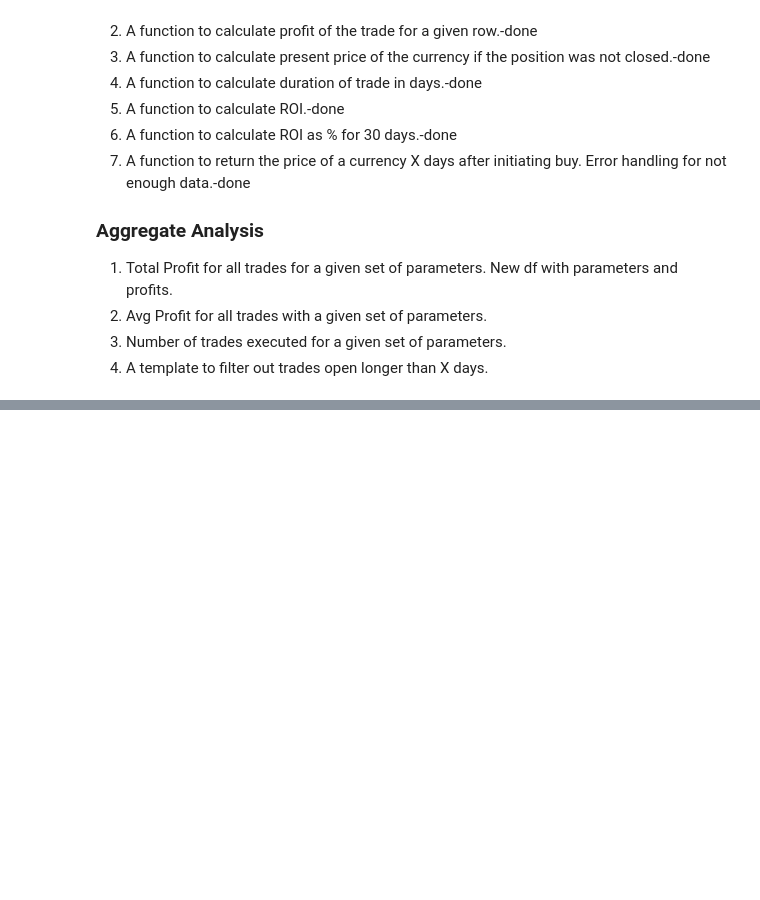
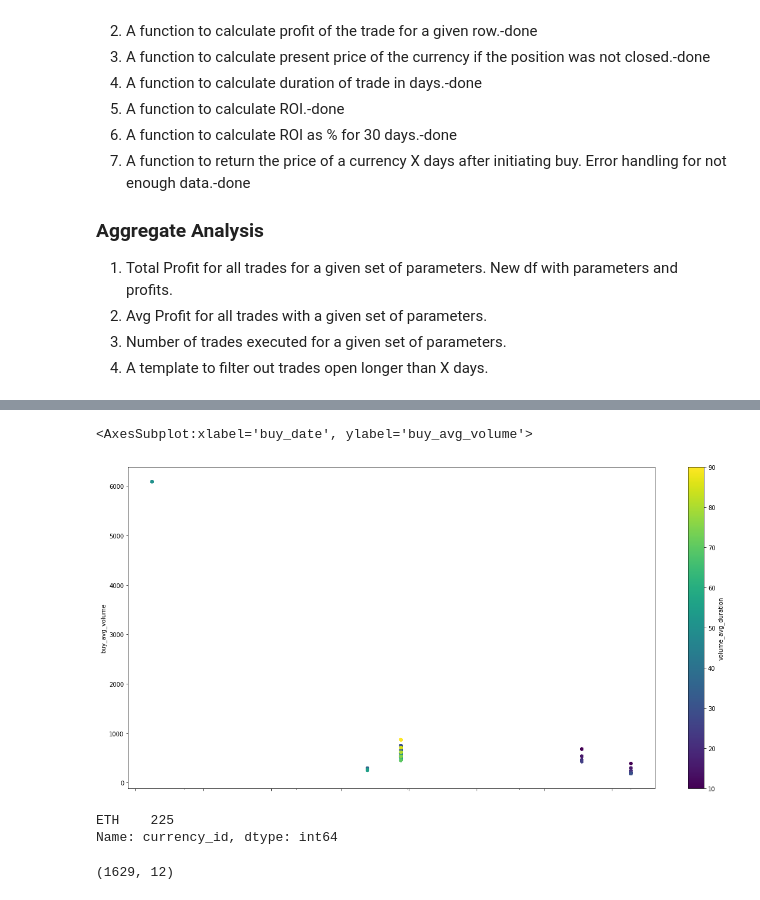
Before and after one commit to justinbarak/crypto-vol-scanner, a Jupyter notebook: crypto_vol_scanner/backtrader_results_analysis.ipynb, the cells around one changed output, grey strips where cells are left out. Cells and saved outputs as stored; diff of their text form; code cells hidden in the pictures; blank space fills up the shorter version.

```diff
--- a/crypto_vol_scanner/backtrader_results_analysis.ipynb
+++ b/crypto_vol_scanner/backtrader_results_analysis.ipynb
@@ -227,0 +266,21 @@ df.to_pickle(save_path)
+# %%
+import pandas as pd
+from pathlib import Path
+
+df = pd.read_pickle(Path(f'../bt_data_runs/aggregated_archive_df.pkl').resolve())
+# %%
+
+df.plot(x='buy_date', y='buy_avg_volume', c='volume_avg_duration', cmap='viridis', kind='scatter', figsize=(20,10), subplots=False, logy=False)
+# %% [output]
+<AxesSubplot:xlabel='buy_date', ylabel='buy_avg_volume'>
+[figure, added]
+# %%
+filtered_df = df[(df['buy_date']==pd.to_datetime('2017-3-17'))]
+filtered_df['currency_id'].value_counts()
+# %% [output]
+ETH    225
+Name: currency_id, dtype: int64
+# %%
+df.shape
+# %% [output]
+(1629, 12)
```
Also changed, not shown: parts of 23 cells of this notebook, 6 other files.
